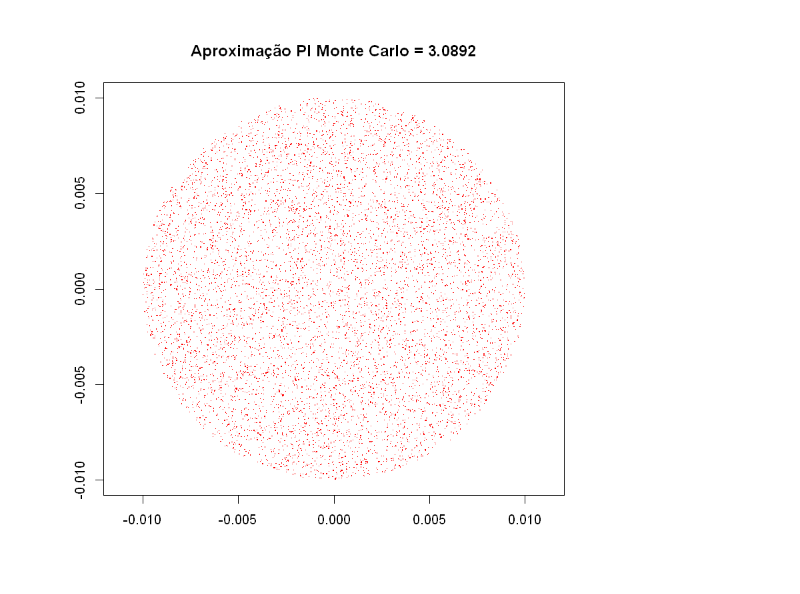
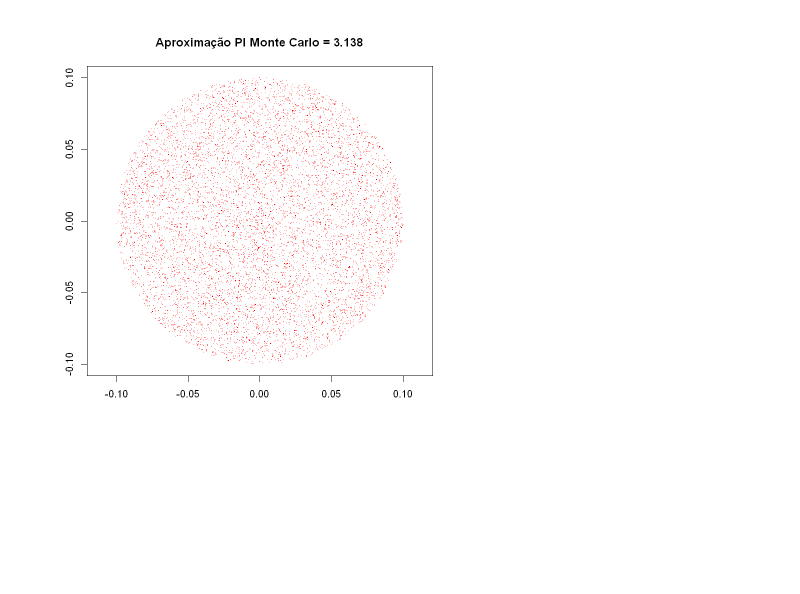
Before and after one commit to GabrielMarquezMatte/Meus-Arquivos, a Jupyter notebook: Ações e opções/Simulação Monte Carlo.ipynb, the cells around one changed output. Saved outputs shown, nothing was run; the diff lists cells and outputs as text; code cells hidden in the pictures; blank space fills up the shorter version.

```diff
--- a/Ações e opções/Simulação Monte Carlo.ipynb
+++ b/Ações e opções/Simulação Monte Carlo.ipynb
@@ -1,21 +1,21 @@
 # %%
 n_sim <- 10000
-minimo <- -0.01
+minimo <- -0.1
 if(minimo >= 0){
     break
 }
 maximo <- -minimo
 x <- runif(n_sim, minimo, maximo)
 y <- runif(n_sim, minimo, maximo)
 
 dentro_circulo <- x^2 + y^2 <= maximo^2
 
 pi_monte_carlo <- (sum(dentro_circulo)/n_sim)*4
 
 plot(x,y,pch='.',col=ifelse(dentro_circulo,"red","white")
     ,xlab='', ylab='',asp=1,
     main=paste("Aproximação PI Monte Carlo =", pi_monte_carlo))
 # %% [output]
-[figure, old version]
+[figure, new version]
 # %%
 library(stats)
```
Also changed, not shown: parts of 13 cells of this notebook, 3 other files.
